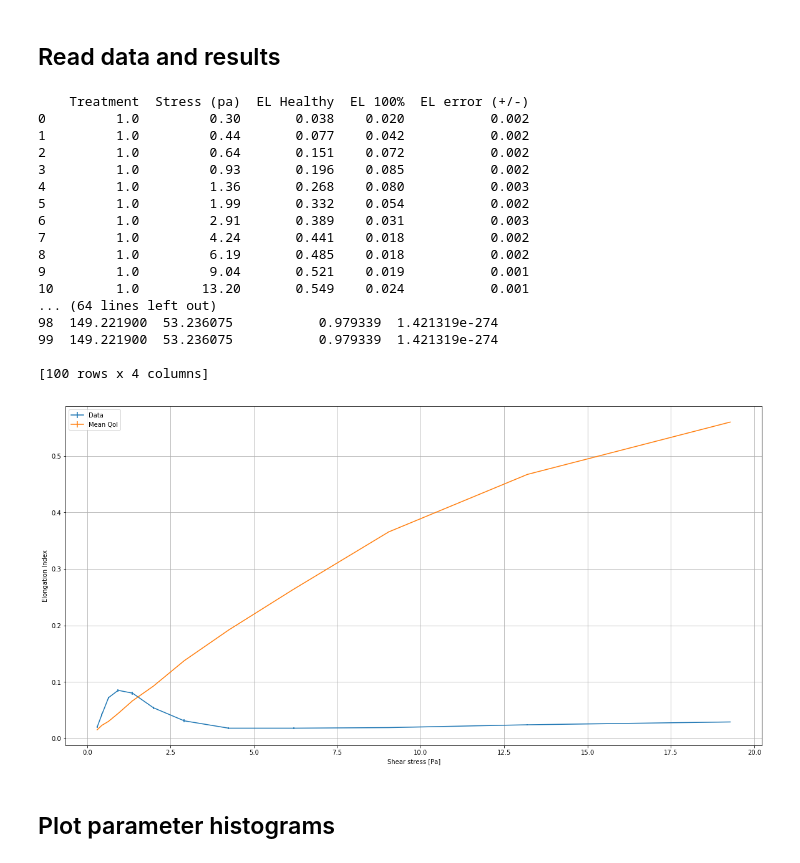
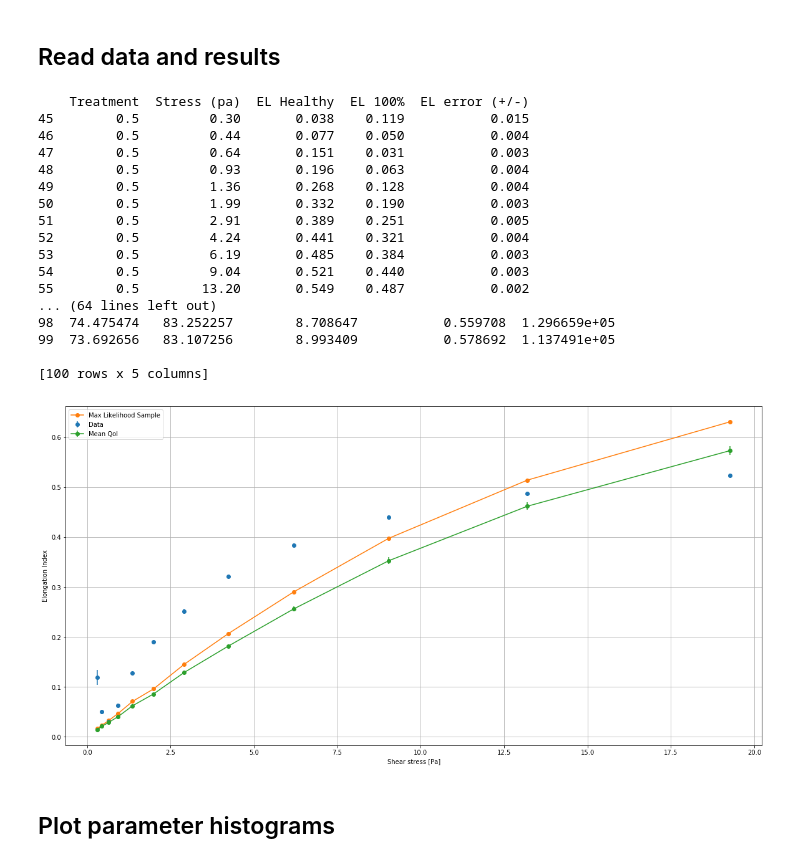
Before and after one commit to devrieskevin/IUQ-Project, a Jupyter notebook: hemocell_UQ_analysis.ipynb, the cells around one changed output. Saved outputs shown, nothing was run; the diff lists cells and outputs as text; code cells hidden in the pictures.

```diff
--- a/hemocell_UQ_analysis.ipynb
+++ b/hemocell_UQ_analysis.ipynb
@@ -16,54 +16,57 @@ qoi = np.load("hemocell_qoi.npy")
 
 # Load data for comparison with results
 data = pd.read_csv("%s/Ekcta_100.csv" % (datapath),sep=";")
-data = data.loc[data["Treatment"] == 1.0]
+data = data.loc[data["Treatment"] == 0.5]
 stress,el,el_err = data.values[:12,[1,3,4]].T
+
+# Parameter names
+params = ["kLink","kBend","viscosityRatio","model_uncertainty"]
 # %%
 print(data)
 print(sample_df)
 # %% [output]
     Treatment  Stress (pa)  EL Healthy  EL 100%  EL error (+/-)
-0         1.0         0.30       0.038    0.020           0.002
-1         1.0         0.44       0.077    0.042           0.002
-2         1.0         0.64       0.151    0.072           0.002
-3         1.0         0.93       0.196    0.085           0.002
-4         1.0         1.36       0.268    0.080           0.003
-5         1.0         1.99       0.332    0.054           0.002
-6         1.0         2.91       0.389    0.031           0.003
-7         1.0         4.24       0.441    0.018           0.002
-8         1.0         6.19       0.485    0.018           0.002
-9         1.0         9.04       0.521    0.019           0.001
-10        1.0        13.20       0.549    0.024           0.001
+45        0.5         0.30       0.038    0.119           0.015
+46        0.5         0.44       0.077    0.050           0.004
+47        0.5         0.64       0.151    0.031           0.003
+48        0.5         0.93       0.196    0.063           0.004
+49        0.5         1.36       0.268    0.128           0.004
+50        0.5         1.99       0.332    0.190           0.003
+51        0.5         2.91       0.389    0.251           0.005
+52        0.5         4.24       0.441    0.321           0.004
+53        0.5         6.19       0.485    0.384           0.003
+54        0.5         9.04       0.521    0.440           0.003
+55        0.5        13.20       0.549    0.487           0.002
 ... (64 lines left out)
-98  149.221900  53.236075           0.979339  1.421319e-274
-99  149.221900  53.236075           0.979339  1.421319e-274
+98  74.475474   83.252257        8.708647           0.559708  1.296659e+05
+99  73.692656   83.107256        8.993409           0.578692  1.137491e+05
 
-[100 rows x 4 columns]
+[100 rows x 5 columns]
 # %%
 plt.figure(figsize=(20,10))
 plt.xlabel("Shear stress [Pa]")
 plt.ylabel("Elongation Index")
 
 plt.grid(True)
 
 # Data
-plt.errorbar(stress,el,yerr=el_err,label="Data")
+plt.errorbar(stress,el,yerr=el_err,fmt="o",label="Data")
 
 # Highest likelihood
 mle = np.argmax(sample_df["likelihood"].values)
-#plt.plot(stress,qoi[mle],label="Max Likelihood Sample")
+plt.plot(stress,qoi[mle],"o-",label="Max Likelihood Sample")
 
 # Mean QoI output
 mean = np.mean(qoi,axis=0)
 var = np.sum((qoi - mean[None,:])**2,axis=0) / (qoi.shape[0] - 1)
 conf = 1.96 * np.sqrt(var / qoi.shape[0])
 
-plt.errorbar(stress,mean,yerr=conf,label="Mean QoI")
+plt.errorbar(stress,mean,yerr=conf,fmt="o-",label="Mean QoI")
 
 plt.legend()
 
 plt.show()
 # %% [output]
-[figure, old version]
+[figure, new version]
 # %% [markdown]
 ## Plot parameter histograms
```
Also changed, not shown: parts of 4 cells of this notebook, 10 other files.
